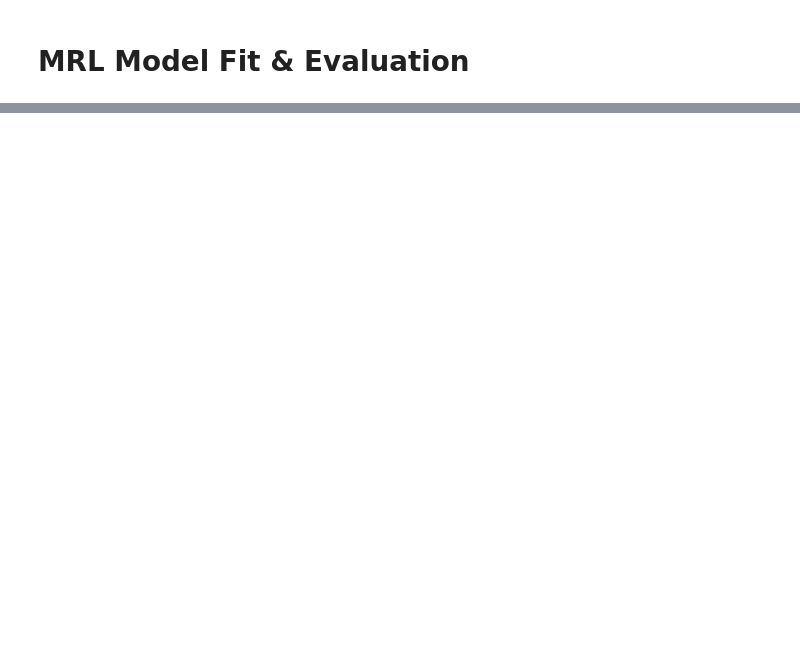
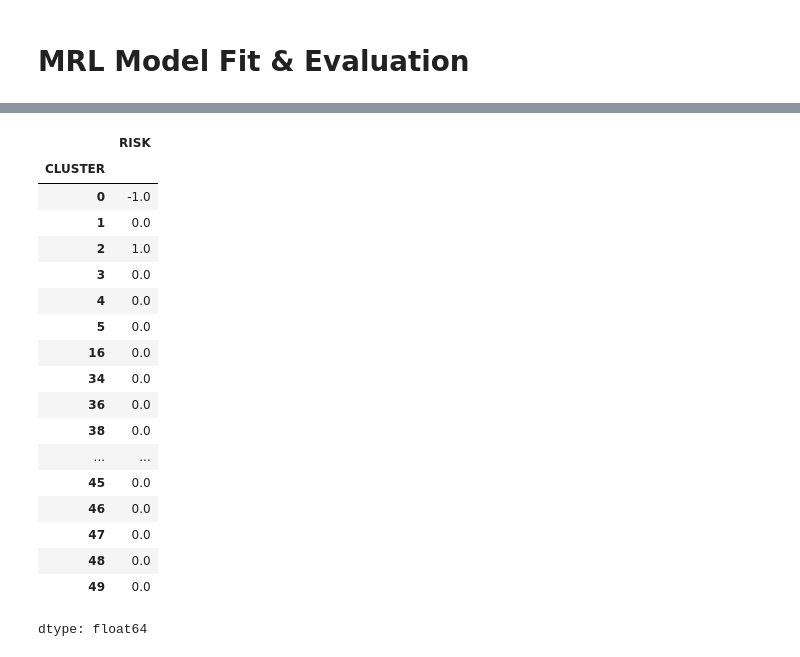
Before and after one commit to yining-wu10/Thesis, a Jupyter notebook: Experiment1.ipynb, the cells around one changed output, grey strips where cells are left out. Drawn from its saved outputs; the diff is of its cells as text; code cells hidden in the pictures; blank space fills up the shorter version.

```diff
--- a/Experiment1.ipynb
+++ b/Experiment1.ipynb
@@ -648,0 +444,22 @@ NameError: name 'get_MDP_stochastic' is not defined
+# %%
+R_df.head(20)
+# %% [output]
+|  | RISK |
+| CLUSTER |  |
+| 0 | -1.0 |
+| 1 | 0.0 |
+| 2 | 1.0 |
+| 3 | 0.0 |
+| 4 | 0.0 |
+| 5 | 0.0 |
+| 16 | 0.0 |
+| 34 | 0.0 |
+| 36 | 0.0 |
+| 38 | 0.0 |
+| ... | ... |
+| 45 | 0.0 |
+| 46 | 0.0 |
+| 47 | 0.0 |
+| 48 | 0.0 |
+| 49 | 0.0 |
+dtype: float64
```
Also changed, not shown: parts of 9 cells of this notebook.
